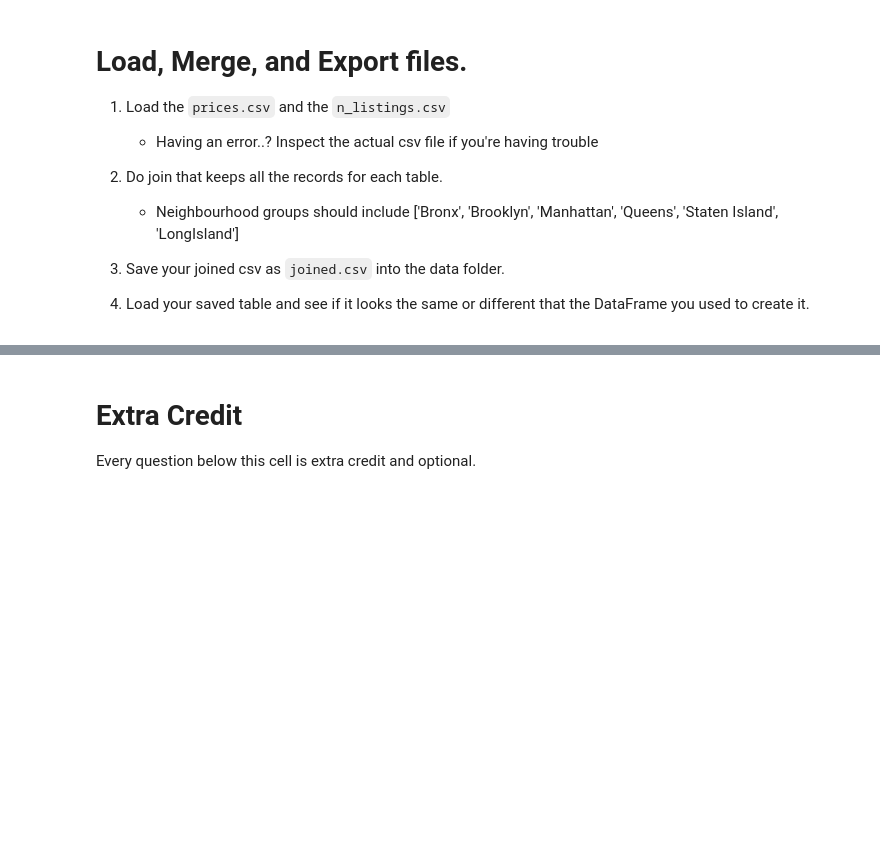
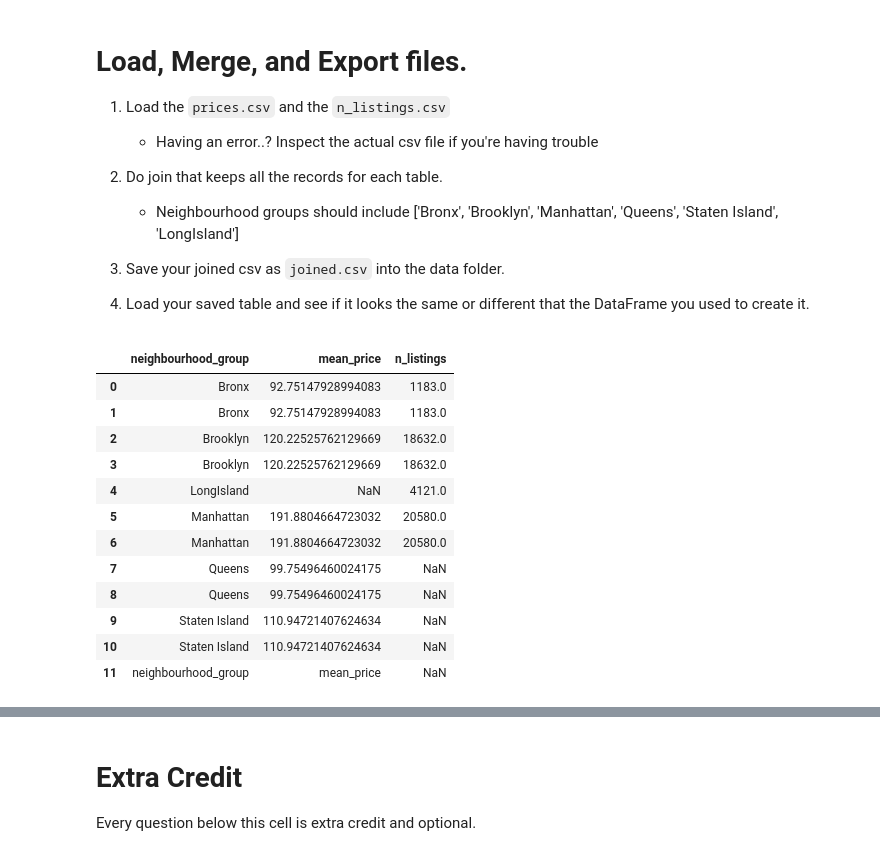
Before and after one commit to CUNYTechPrep/ds-fall-2025-fri-1230, a Jupyter notebook: Week-01-Pandas/exercise/raymond-jiang-week-01-exercise.ipynb, the cells around one changed output, grey strips where cells are left out. Drawn from its saved outputs; the diff is of its cells as text; code cells hidden in the pictures; blank space fills up the shorter version.

```diff
--- a/Week-01-Pandas/exercise/raymond-jiang-week-01-exercise.ipynb
+++ b/Week-01-Pandas/exercise/raymond-jiang-week-01-exercise.ipynb
@@ -97,4 +241,28 @@ Return the following subsets of the dataframe.
+# %%
+# 1. Load the `prices.csv` and the `n_listings.csv`
+
+prices = pd.read_csv("/workspaces/ds-fall-2025-fri-1230/Week-01-Pandas/data/prices.csv")
+prices
+
+n_listings = pd.read_csv("/workspaces/ds-fall-2025-fri-1230/Week-01-Pandas/data/n_listings.csv", sep=';')
 # %%
 # 2. Do join that keeps all the records for each table.
+
+dfmerged = pd.merge(prices, n_listings, on="neighbourhood_group", how="outer")
+dfmerged
+# %% [output]
+|  | neighbourhood_group | mean_price | n_listings |
+| 0 | Bronx | 92.75147928994083 | 1183.0 |
+| 1 | Bronx | 92.75147928994083 | 1183.0 |
+| 2 | Brooklyn | 120.22525762129669 | 18632.0 |
+| 3 | Brooklyn | 120.22525762129669 | 18632.0 |
+| 4 | LongIsland | NaN | 4121.0 |
+| 5 | Manhattan | 191.8804664723032 | 20580.0 |
+| 6 | Manhattan | 191.8804664723032 | 20580.0 |
+| 7 | Queens | 99.75496460024175 | NaN |
+| 8 | Queens | 99.75496460024175 | NaN |
+| 9 | Staten Island | 110.94721407624634 | NaN |
+| 10 | Staten Island | 110.94721407624634 | NaN |
+| 11 | neighbourhood_group | mean_price | NaN |
 # %%
 # 3. Save your joined csv as `joined.csv` into the data folder.
```
Also changed, not shown: parts of 18 cells of this notebook.
